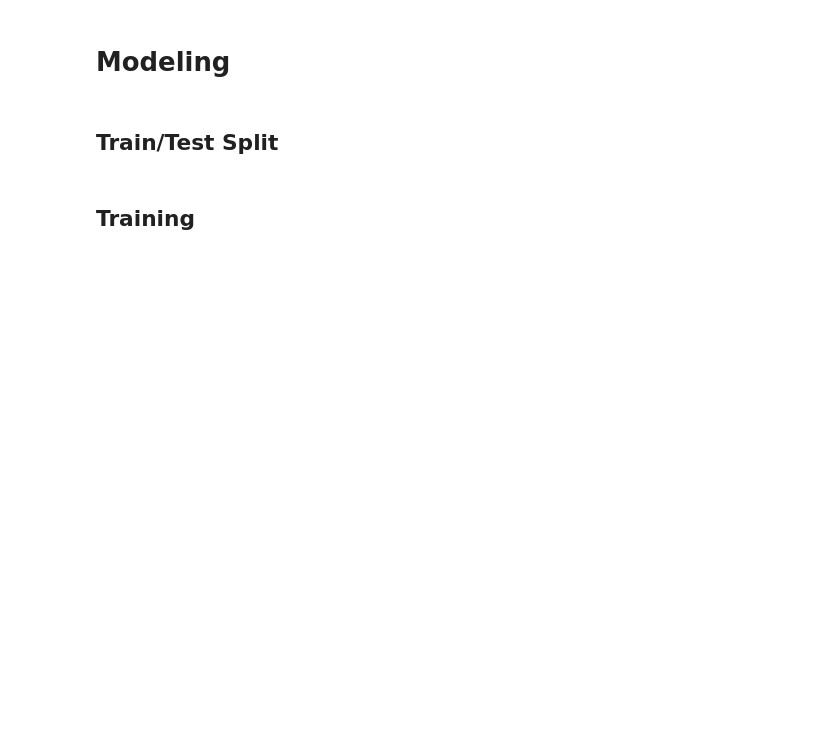
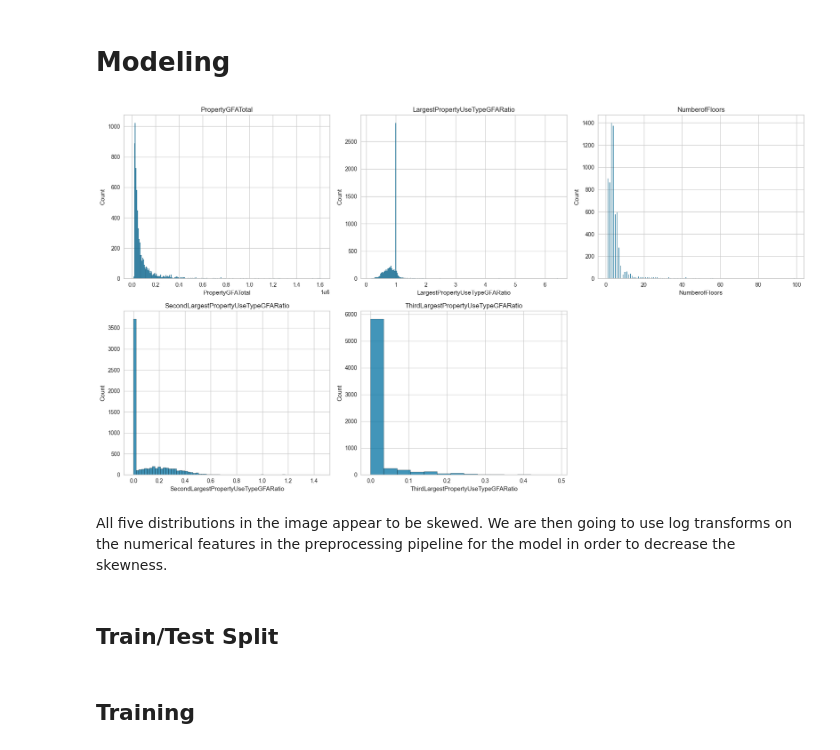
Before and after one commit to M888-kdm/Building-Energy-Prediction, a Jupyter notebook: notebooks/04-modelisation.ipynb, the cells around one changed output. Cells and saved outputs as stored; diff of their text form; code cells hidden in the pictures; blank space fills up the shorter version.

```diff
--- a/notebooks/04-modelisation.ipynb
+++ b/notebooks/04-modelisation.ipynb
@@ -32,6 +35,30 @@ TARGET_NAME = MODEL_PARAMS['TARGET_NAME']
 mlflow.set_tracking_uri(uri="http://localhost:8080")
 # %% [markdown]
 # Modeling
+# %%
+numerical_features = data.drop(TARGET_NAME, axis=1).select_dtypes(include=['float64', 'int64']).columns
+numerical_data = data.loc[:, numerical_features]
+
+num_cols = 3
+num_rows = (len(numerical_features) + num_cols - 1) // num_cols  # calculate the number of rows needed
+fig, axes = plt.subplots(num_rows, num_cols, figsize=(num_cols*6, num_rows*5))  # adjust figsize as needed
+
+for i, col in enumerate(numerical_features):
+    row = i // num_cols
+    col_pos = i % num_cols
+    sns.histplot(numerical_data[col], kde=False, ax=axes[row, col_pos])
+    axes[row, col_pos].set_title(col)
+
+# Remove unused axes
+for i in range(len(numerical_features), len(axes.flat)):
+    fig.delaxes(axes.flat[i])
+
+plt.tight_layout()
+plt.show()
+# %% [output]
+[figure, added]
+# %% [markdown]
+All five distributions in the image appear to be skewed. We are then going to use log transforms on the numerical features in the preprocessing pipeline for the model in order to decrease the skewness.
 # %% [markdown]
 ## Train/Test Split
 # %%
```
Also changed, not shown: parts of 3 cells of this notebook, 9 other files.
